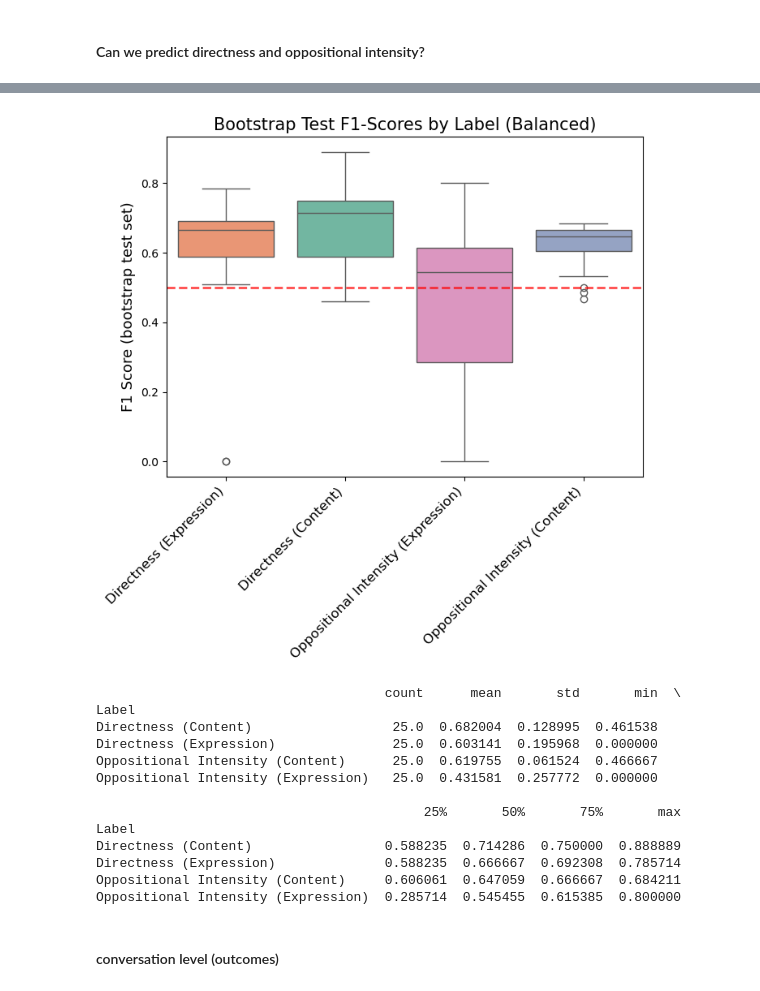
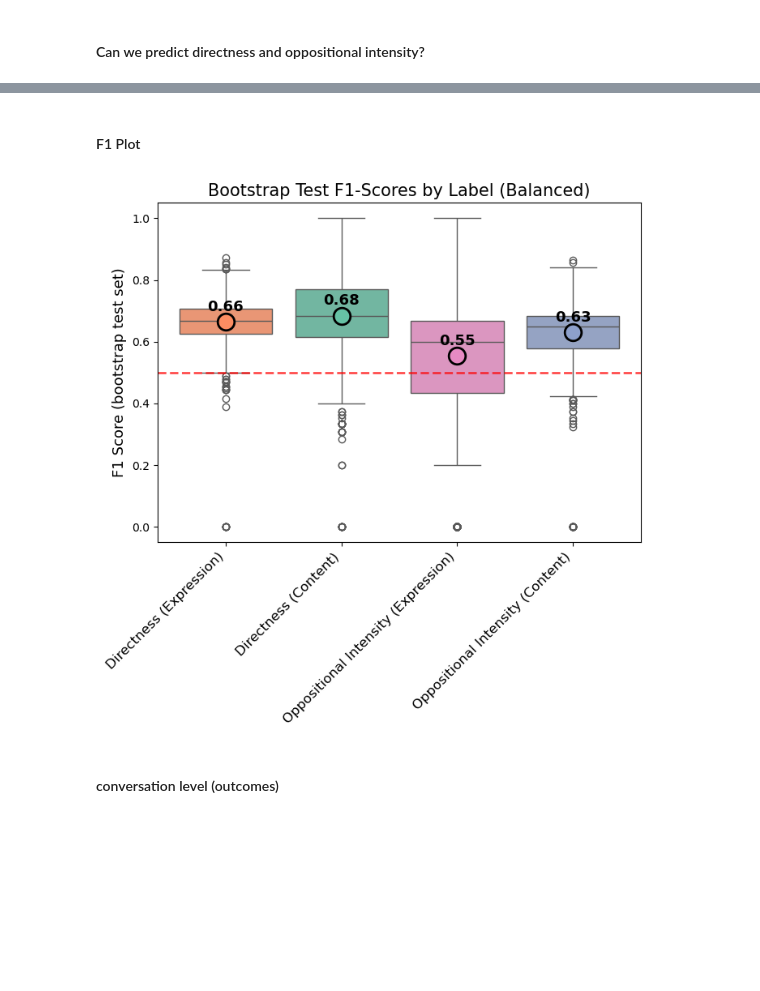
Before and after one commit to Watts-Lab/team_comm_tools_conflict_case_study, a Jupyter notebook: conflict_case_study.ipynb, the cells around one changed output, grey strips where cells are left out. Saved outputs shown, nothing was run; the diff lists cells and outputs as text; code cells hidden in the pictures; blank space fills up the shorter version.

Commit message:
save models + change display for utt level case

```diff
--- a/conflict_case_study.ipynb
+++ b/conflict_case_study.ipynb
@@ -329,11 +329,15 @@ try:
 	with open('output/predict_utt_labels_results.pkl', 'rb') as f:
 		results = pickle.load(f)
 		print(f"Loaded {len(results)} results from previous runs.")
+	with open('output/predict_utt_labels_model_records.pkl', 'rb') as f:
+		model_records = pickle.load(f)
+		print(f"Loaded {len(model_records)} model records from previous runs.")
 except Exception as e:
 
 	print("Could not load pickled results:", e)
 	results = []
 	coef_dfs = []
+	model_records = []
 
 	for i in tqdm(range(BOOTSTRAPS), desc="Bootstrapping CV's"):
 		# Get a new random sample of balanced dataframes for each outcome on this bootstrap
@@ -374,6 +378,17 @@ except Exception as e:
 			try:
 				model.fit(X_train, y_train)
 				y_pred = model.predict(X_test)
+
+				# Save the model and predictions for this bootstrap
+				model_records.append({
+					'outcome': outcome,
+					'bootstrap': i,
+					'model': model,
+					'X_test': X_test,
+					'y_test': y_test,
+					'y_pred': y_pred
+				})
+				# Save F1 score and coefficients
 				f1 = f1_score(y_test, y_pred)
 				results.append({
 					'outcome': outcome,
@@ -389,6 +404,6 @@ except Exception as e:
 				})
 				coef_dfs.append(coef_df)
 			except Exception as e:
-				print(f"...error detail...")
+				print(f"Error training model for outcome {outcome} on bootstrap {i}: {e}")
 				continue
 # %% [output]
@@ -400,5 +416,7 @@ with open('output/predict_utt_labels_coef_dfs.pkl', 'wb') as f:
 	pickle.dump(coef_dfs, f)
 with open('output/predict_utt_labels_results.pkl', 'wb') as f:
 	pickle.dump(results, f)
+with open('output/predict_utt_labels_model_records.pkl', 'wb') as f:
+    pickle.dump(model_records, f)
 
 print("saved results and coefficient dataframes.")
@@ -491,0 +531,2 @@ plt.show()
+# %% [markdown]
+#### F1 Plot
@@ -492,37 +560,41 @@ plt.show()
 # %%
-# F1 boxplots
+global_f1_df = pd.DataFrame(global_f1s)
+
 plt.figure(figsize=(7,7))
-sns.boxplot(
+box = sns.boxplot(
 	data=f1_df,
 	x='Label', y='f1_score',
 	order=pretty_names.values(),
 	palette=label_to_color
 )
 plt.axhline(0.5, color='red', linestyle='--', lw=2, alpha=0.7)
+
+# Overlay global F1 points for each outcome/label
+for i, label in enumerate(pretty_names.values()):
+    val = global_f1_df[global_f1_df['Label'] == label]['global_f1'].iloc[0]
+    plt.scatter(
+        i, val,
+        marker='o',
+        color=label_to_color[label],
+        s=220, linewidth=2, edgecolor='k', zorder=5,
+        label=f'Global F1: {val:.2f}' if not np.isnan(val) else 'Global F1: NA'
+    )
+    # Add text label on top
+    if not np.isnan(val):
+        plt.text(
+            i, val+0.035,
+            f"{val:.2f}",
+            color='k', fontsize=13, fontweight='bold', ha='center'
+        )
+
 plt.ylabel('F1 Score (bootstrap test set)', fontsize=13)
 plt.xlabel('')
 plt.title('Bootstrap Test F1-Scores by Label (Balanced)', fontsize=15)
 plt.xticks(rotation=45, ha="right", fontsize=12)
 plt.tight_layout()
 plt.show()
-
-# F1 stats
-print(f1_df.groupby('Label')['f1_score'].describe())
 # %% [output]
-[figure, old version]
+[figure, new version]
-                                     count      mean       std       min  \
-Label
-Directness (Content)                  25.0  0.682004  0.128995  0.461538
-Directness (Expression)               25.0  0.603141  0.195968  0.000000
-Oppositional Intensity (Content)      25.0  0.619755  0.061524  0.466667
-Oppositional Intensity (Expression)   25.0  0.431581  0.257772  0.000000
-
-                                          25%       50%       75%       max
-Label
-Directness (Content)                 0.588235  0.714286  0.750000  0.888889
-Directness (Expression)              0.588235  0.666667  0.692308  0.785714
-Oppositional Intensity (Content)     0.606061  0.647059  0.666667  0.684211
-Oppositional Intensity (Expression)  0.285714  0.545455  0.615385  0.800000
 # %% [markdown]
 #### conversation level (outcomes)
 # %%
```
Also changed, not shown: parts of 4 cells of this notebook, 1 other file.
